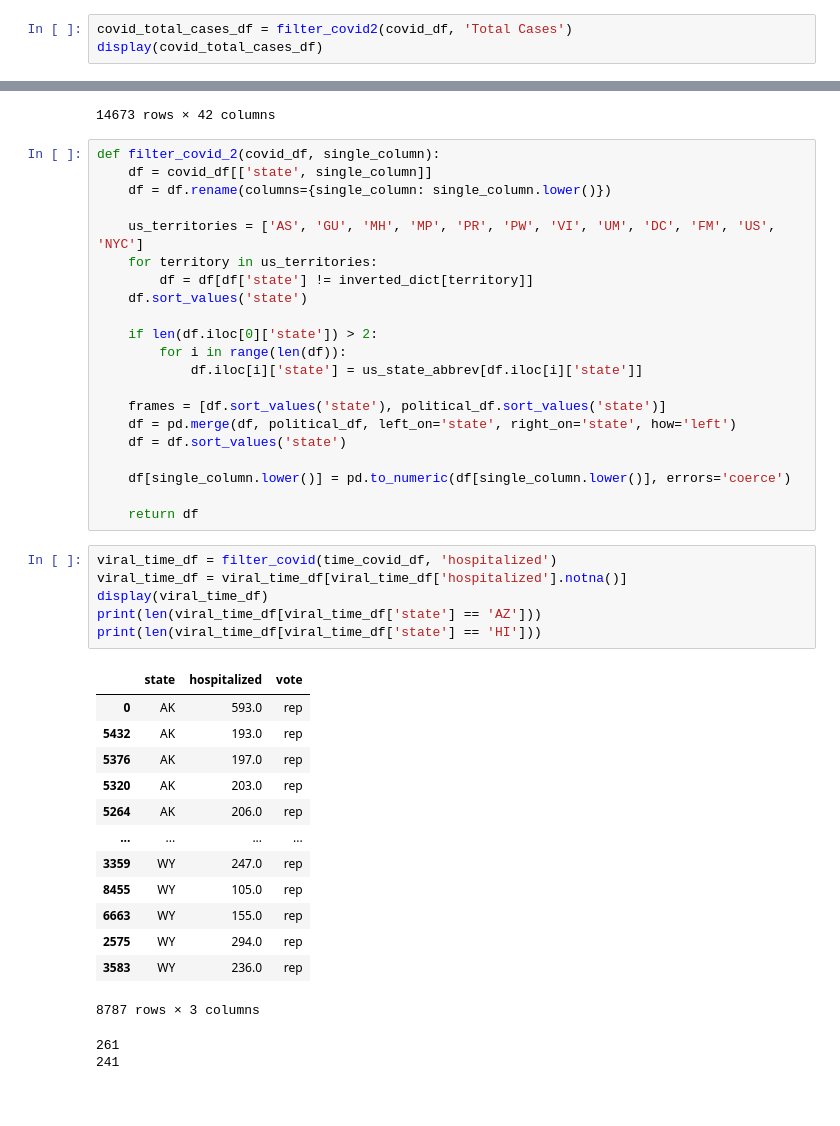
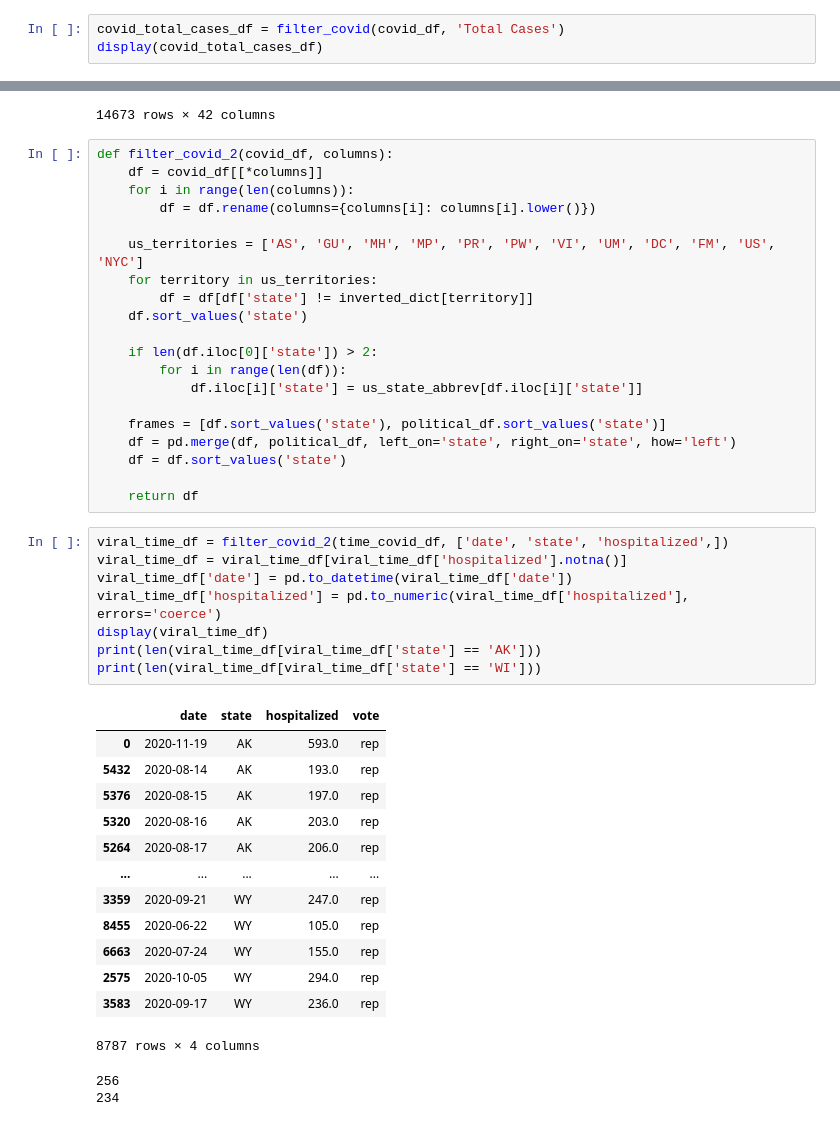
Before and after one commit to RicardoValdovinos/PolitiCovid19, a Jupyter notebook: main.ipynb, the cells around one changed output, grey strips where cells are left out. Saved outputs shown, nothing was run; the diff lists cells and outputs as text.

```diff
--- a/main.ipynb
+++ b/main.ipynb
@@ -219,7 +219,7 @@ def filter_covid(covid_df, single_column):
 
     return df
 # %%
-covid_total_cases_df = filter_covid2(covid_df, 'Total Cases')
+covid_total_cases_df = filter_covid(covid_df, 'Total Cases')
 display(covid_total_cases_df)
 # %% [output]
 |  | state | total cases | vote |
@@ -266,9 +266,10 @@ display(time_covid_df)
 | 14672 | 2020-01-22 | WA | NaN | NaN | NaN | 0 | NaN | ... |
 14673 rows × 42 columns
 # %%
-def filter_covid_2(covid_df, single_column):
-    df = covid_df[['state', single_column]]
-    df = df.rename(columns={single_column: single_column.lower()})
+def filter_covid_2(covid_df, columns):
+    df = covid_df[[*columns]]
+    for i in range(len(columns)):
+        df = df.rename(columns={columns[i]: columns[i].lower()})
 
     us_territories = ['AS', 'GU', 'MH', 'MP', 'PR', 'PW', 'VI', 'UM', 'DC', 'FM', 'US', 'NYC']
     for territory in us_territories:
@@ -283,28 +284,28 @@ def filter_covid_2(covid_df, single_column):
     df = pd.merge(df, political_df, left_on='state', right_on='state', how='left')
     df = df.sort_values('state')
 
-    df[single_column.lower()] = pd.to_numeric(df[single_column.lower()], errors='coerce')
-
     return df
 # %%
-viral_time_df = filter_covid(time_covid_df, 'hospitalized')
+viral_time_df = filter_covid_2(time_covid_df, ['date', 'state', 'hospitalized',])
 viral_time_df = viral_time_df[viral_time_df['hospitalized'].notna()]
+viral_time_df['date'] = pd.to_datetime(viral_time_df['date'])
+viral_time_df['hospitalized'] = pd.to_numeric(viral_time_df['hospitalized'], errors='coerce')
 display(viral_time_df)
-print(len(viral_time_df[viral_time_df['state'] == 'AZ']))
-print(len(viral_time_df[viral_time_df['state'] == 'HI']))
+print(len(viral_time_df[viral_time_df['state'] == 'AK']))
+print(len(viral_time_df[viral_time_df['state'] == 'WI']))
 # %% [output]
-|  | state | hospitalized | vote |
-| 0 | AK | 593.0 | rep |
-| 5432 | AK | 193.0 | rep |
-| 5376 | AK | 197.0 | rep |
-| 5320 | AK | 203.0 | rep |
-| 5264 | AK | 206.0 | rep |
-| ... | ... | ... | ... |
-| 3359 | WY | 247.0 | rep |
-| 8455 | WY | 105.0 | rep |
-| 6663 | WY | 155.0 | rep |
-| 2575 | WY | 294.0 | rep |
-| 3583 | WY | 236.0 | rep |
+|  | date | state | hospitalized | vote |
+| 0 | 2020-11-19 | AK | 593.0 | rep |
+| 5432 | 2020-08-14 | AK | 193.0 | rep |
+| 5376 | 2020-08-15 | AK | 197.0 | rep |
+| 5320 | 2020-08-16 | AK | 203.0 | rep |
+| 5264 | 2020-08-17 | AK | 206.0 | rep |
+| ... | ... | ... | ... | ... |
+| 3359 | 2020-09-21 | WY | 247.0 | rep |
+| 8455 | 2020-06-22 | WY | 105.0 | rep |
+| 6663 | 2020-07-24 | WY | 155.0 | rep |
+| 2575 | 2020-10-05 | WY | 294.0 | rep |
+| 3583 | 2020-09-17 | WY | 236.0 | rep |
-8787 rows × 3 columns
+8787 rows × 4 columns
-261
-241
+256
+234
```
Also changed, not shown: parts of 1 cell of this notebook.
